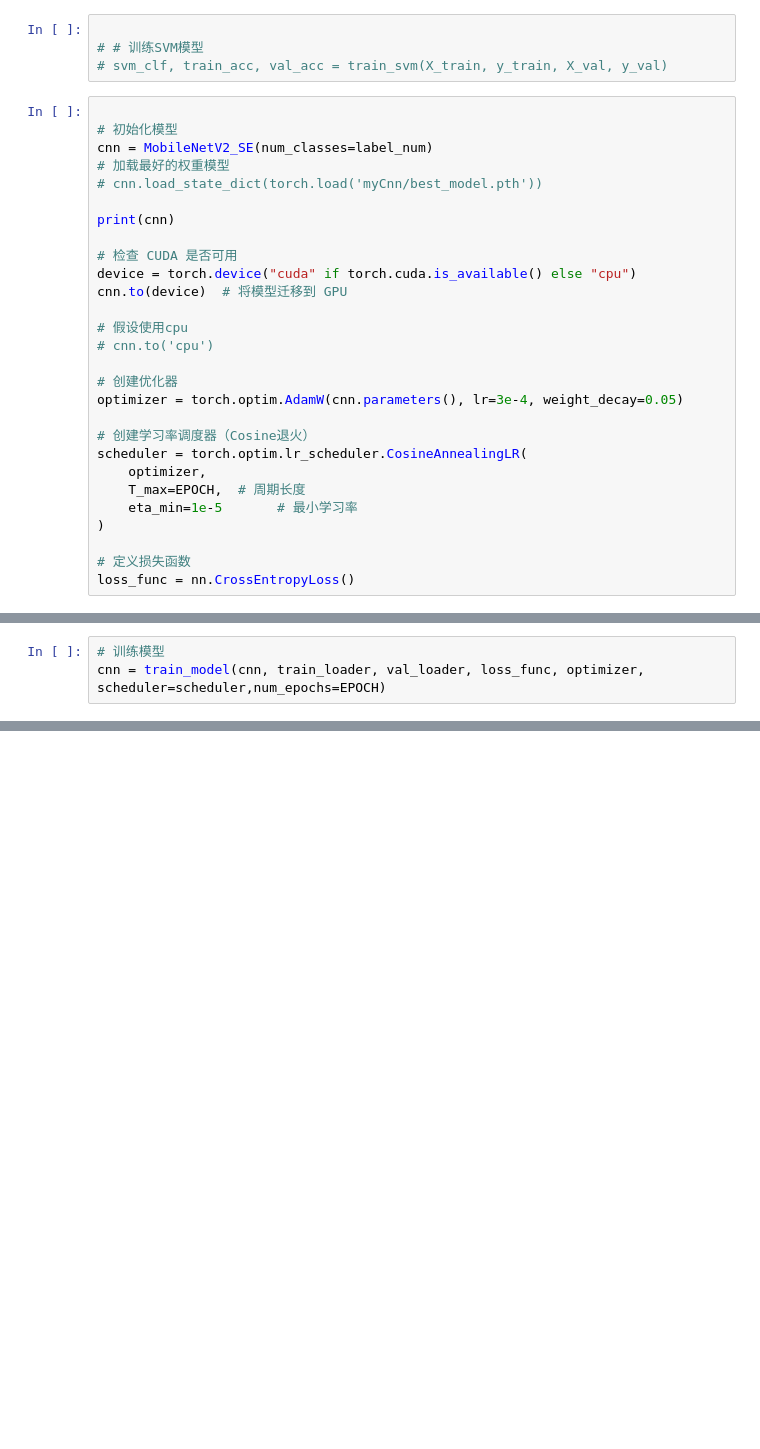
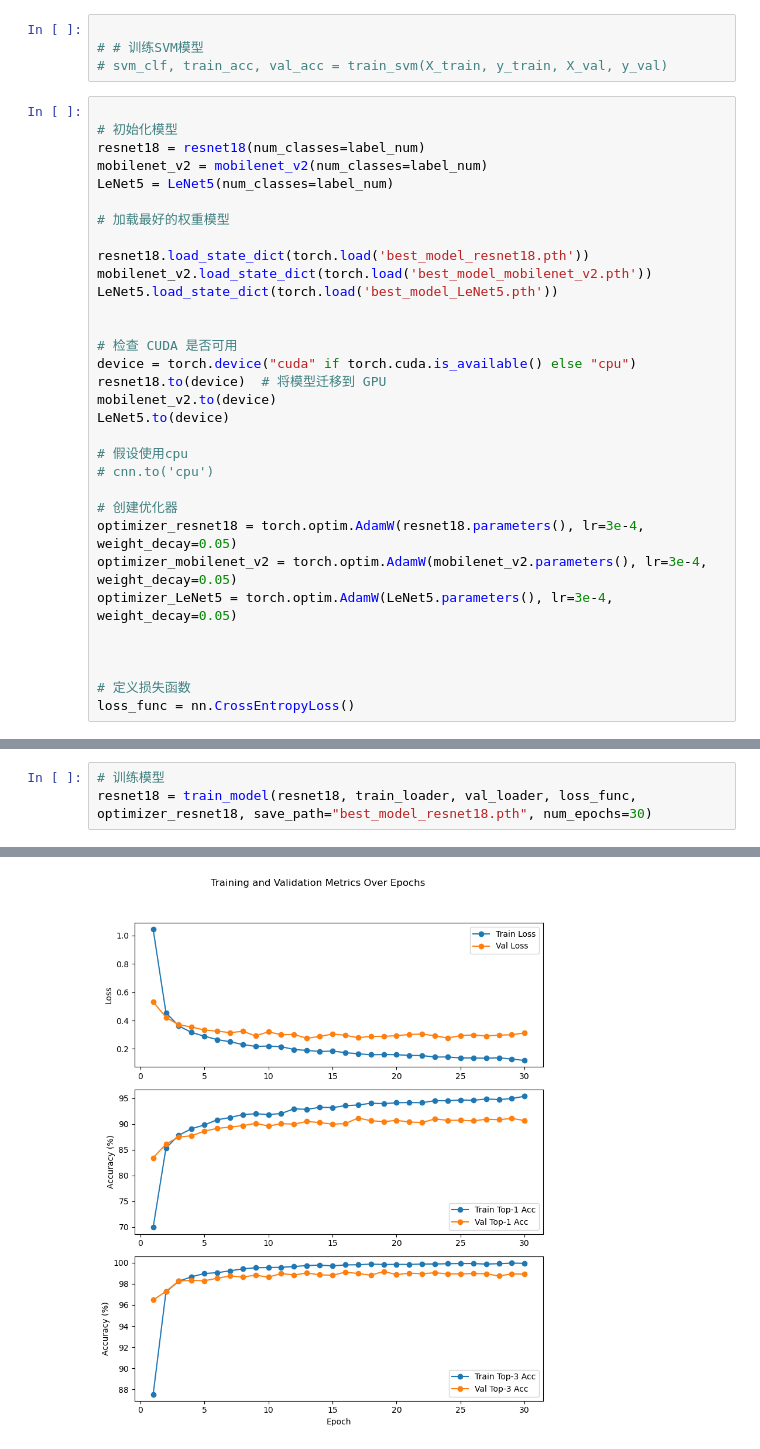
Before and after one commit to Authcult/Com_Intelligent_work, a Jupyter notebook: baseline.ipynb, the cells around one changed output, grey strips where cells are left out. Saved outputs shown, nothing was run; the diff lists cells and outputs as text; blank space fills up the shorter version.

Commit message:
feat(myCnn): 增加模型评估和训练的可视化功能
- 在 evaluate_model.py 中添加了混淆矩阵的计算和绘制功能
- 在 train_model.py 中实现了训练过程的实时绘图功能- 添加了 finalize_plotting 函数用于保存训练图表
- 在 utils.py 中新增了模型对比的绘图函数
- 优化了 LeNet5 模型的输入通道数，使其支持 RGB 图像

```diff
--- a/baseline.ipynb
+++ b/baseline.ipynb
@@ -134,28 +136,32 @@ label_num = len(full_dataset.class_to_idx)
 # %%
 
 # 初始化模型
-cnn = MobileNetV2_SE(num_classes=label_num)
+resnet18 = resnet18(num_classes=label_num)
+mobilenet_v2 = mobilenet_v2(num_classes=label_num)
+LeNet5 = LeNet5(num_classes=label_num)
+
 # 加载最好的权重模型
-# cnn.load_state_dict(torch.load('myCnn/best_model.pth'))
 
-print(cnn)
+resnet18.load_state_dict(torch.load('best_model_resnet18.pth'))
+mobilenet_v2.load_state_dict(torch.load('best_model_mobilenet_v2.pth'))
+LeNet5.load_state_dict(torch.load('best_model_LeNet5.pth'))
+
 
 # 检查 CUDA 是否可用
 device = torch.device("cuda" if torch.cuda.is_available() else "cpu")
-cnn.to(device)  # 将模型迁移到 GPU
+resnet18.to(device)  # 将模型迁移到 GPU
+mobilenet_v2.to(device)
+LeNet5.to(device)
 
 # 假设使用cpu
 # cnn.to('cpu')
 
 # 创建优化器
-optimizer = torch.optim.AdamW(cnn.parameters(), lr=3e-4, weight_decay=0.05)
+optimizer_resnet18 = torch.optim.AdamW(resnet18.parameters(), lr=3e-4, weight_decay=0.05)
+optimizer_mobilenet_v2 = torch.optim.AdamW(mobilenet_v2.parameters(), lr=3e-4, weight_decay=0.05)
+optimizer_LeNet5 = torch.optim.AdamW(LeNet5.parameters(), lr=3e-4, weight_decay=0.05)
 
-# 创建学习率调度器（Cosine退火）
-scheduler = torch.optim.lr_scheduler.CosineAnnealingLR(
-    optimizer,
-    T_max=EPOCH,  # 周期长度
-    eta_min=1e-5       # 最小学习率
-)
+
 
 # 定义损失函数
 loss_func = nn.CrossEntropyLoss()
@@ -180,4 +168,4 @@ MobileNetV2_SE(
 # %%
 # 训练模型
-cnn = train_model(cnn, train_loader, val_loader, loss_func, optimizer, scheduler=scheduler,num_epochs=EPOCH)
+resnet18 = train_model(resnet18, train_loader, val_loader, loss_func, optimizer_resnet18, save_path="best_model_resnet18.pth", num_epochs=30)
 # %% [output]
@@ -200,0 +189 @@ cnn = train_model(cnn, train_loader, val_loader, loss_func, optimizer, scheduler
+[figure, added]
```
Also changed, not shown: parts of 13 cells of this notebook, 4 other files.
